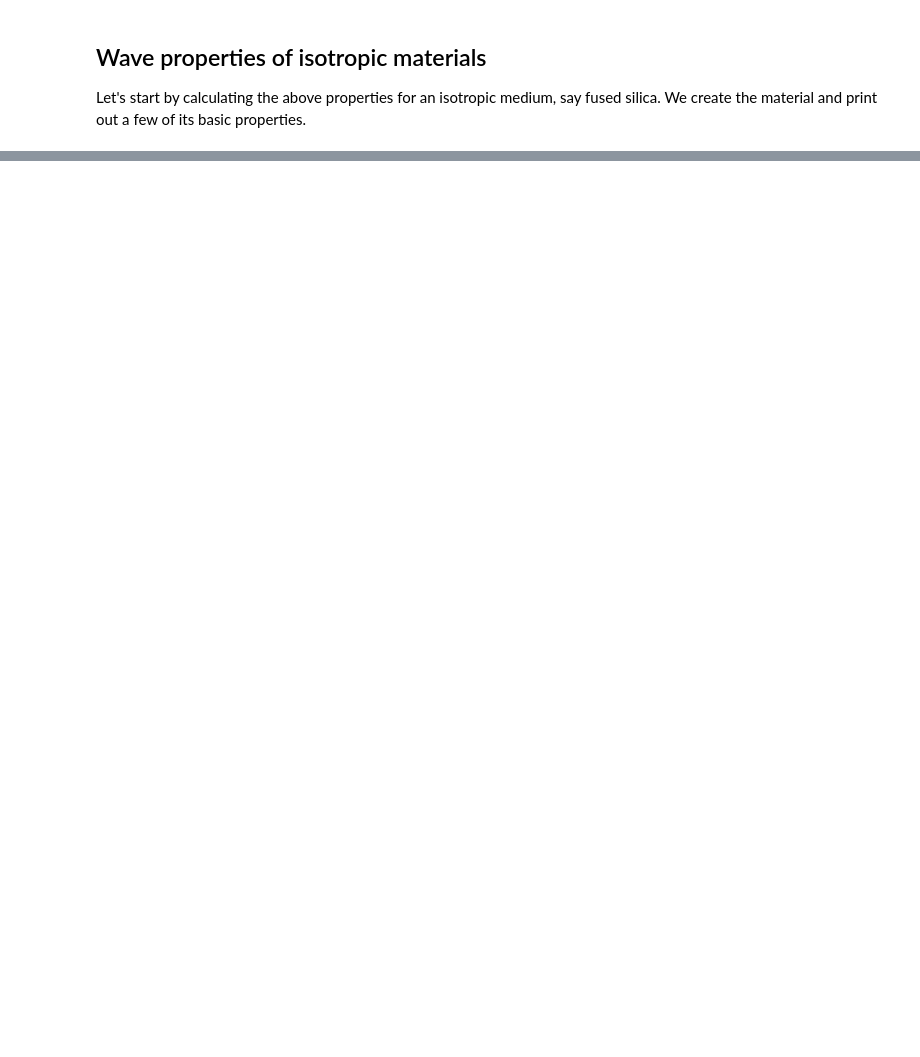
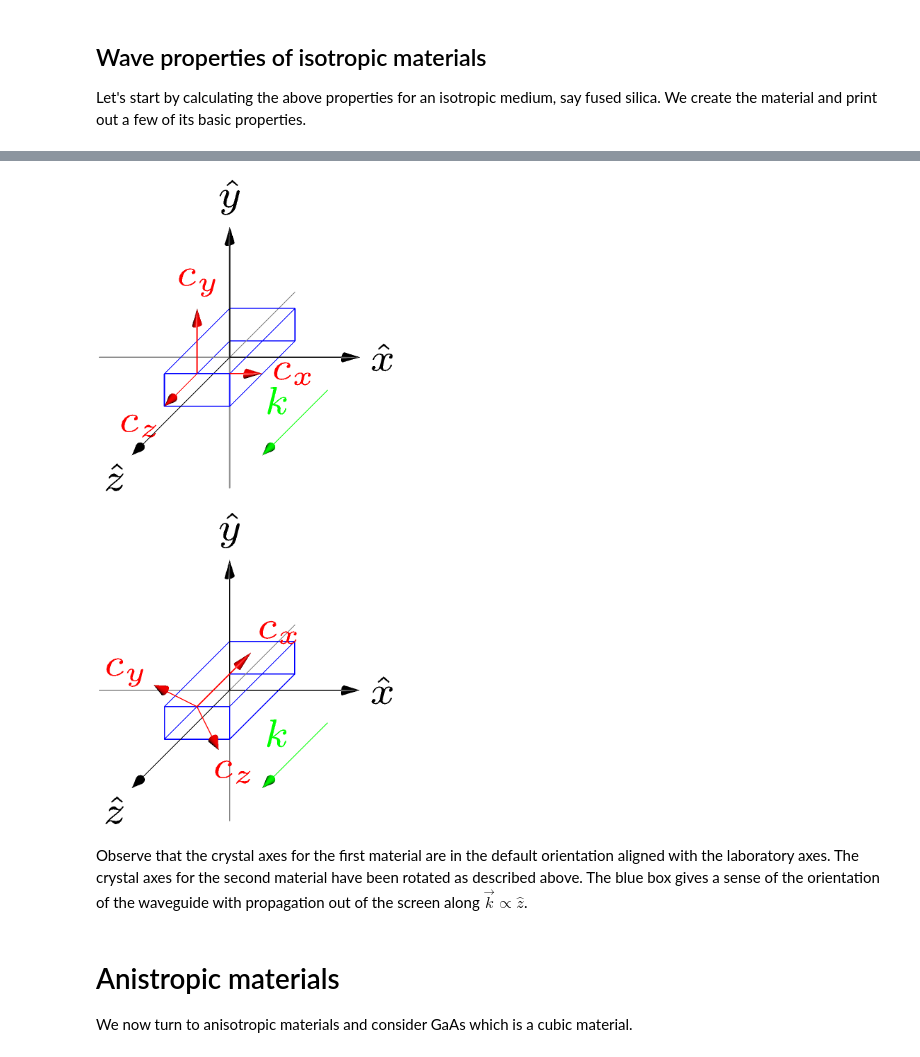
Before and after one commit to michaeljsteel/NumBAT, a Jupyter notebook: docs/source/notebooks/jup_09a_bulk_anisotropy.ipynb, the cells around one changed output, grey strips where cells are left out. Saved outputs shown, nothing was run; the diff lists cells and outputs as text; code cells hidden in the pictures; blank space fills up the shorter version.

```diff
--- a/docs/source/notebooks/jup_09a_bulk_anisotropy.ipynb
+++ b/docs/source/notebooks/jup_09a_bulk_anisotropy.ipynb
@@ -140,0 +176,14 @@ The phase speeds are given for propagation along $z$ with $\vec \kappa = (0,0,1)
+# %%
+mat_b = mat_a.copy()
+
+nvec = np.array([1.0,1.0,1.0])
+phi = np.pi/3.
+
+mat_b.rotate(phi, nvec)
+
+print(mat_b.elastic_properties())
+
+print(mat_b.c_tensor)
+
+err = np.linalg.norm(mat_b.c_tensor.mat - mat_a.c_tensor.mat)/np.abs(mat_a.c_tensor.mat).max()
+print(f'\n\n Relative change in stiffness tensor: {err:.4e}')
@@ -140,0 +222,20 @@ The phase speeds are given for propagation along $z$ with $\vec \kappa = (0,0,1)
+# %%
+prefa = 'tmp_mata'
+prefb = 'tmp_matb'
+
+mat_a.make_crystal_axes_plot(prefa)
+mat_b.make_crystal_axes_plot(prefb)
+
+display(Image(prefa+'-crystal.png', width=300))
+
+display(Image(prefb+'-crystal.png', width=300))
+# %% [output]
+[figure, added]
+[figure, added]
+# %% [markdown]
+Observe that the crystal axes for the first material are in the default orientation aligned with the laboratory axes. The crystal axes for the second material have been rotated as described above.
+The blue box gives a sense of the orientation of the waveguide with propagation out of the screen along $\vec k \propto \hat{z}$.
+# %% [markdown]
+# Anistropic materials
+
+We now turn to anisotropic materials and consider GaAs which is a cubic material.
```
Also changed, not shown: parts of 42 cells of this notebook, 3 other files.
